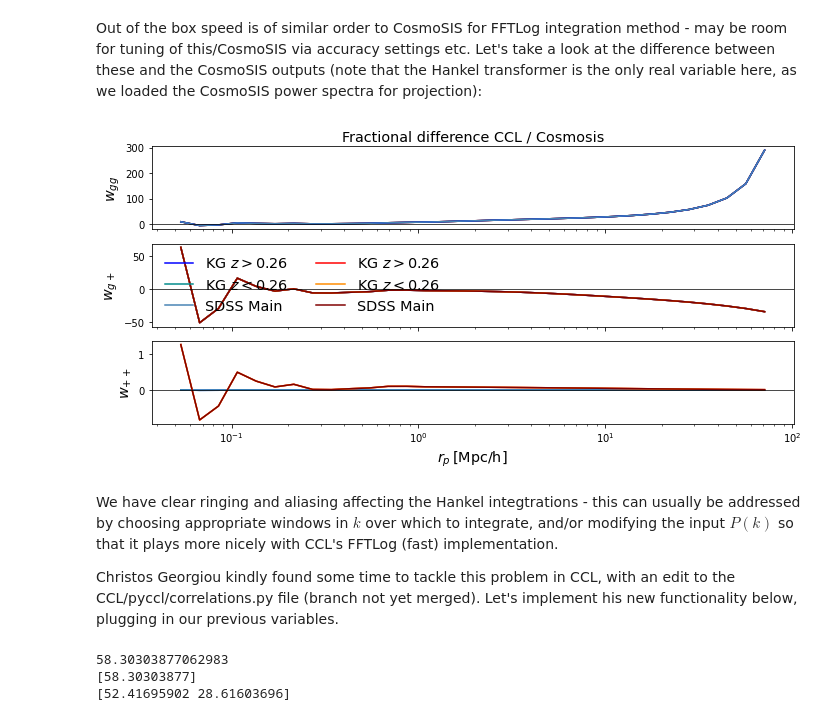
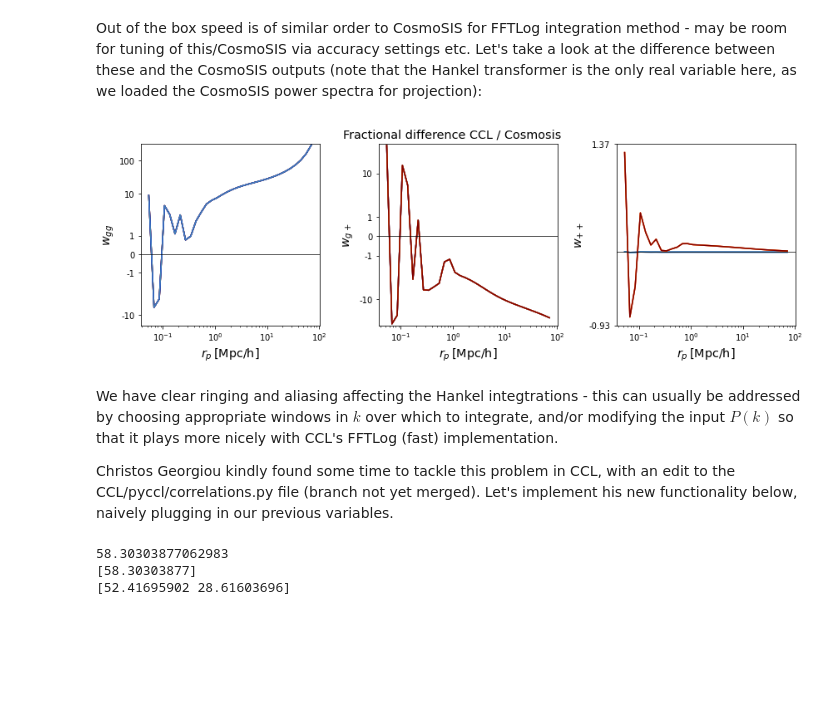
Before and after one commit to echo-IA/IAmodeling, a Jupyter notebook: notebooks/cosmosis_wgplus/projected_alignments_in_cosmosis.ipynb, the cells around one changed output. Saved outputs shown, nothing was run; the diff lists cells and outputs as text; code cells hidden in the pictures; blank space fills up the shorter version.

Commit message:
clean up plots a bit

```diff
--- a/notebooks/cosmosis_wgplus/projected_alignments_in_cosmosis.ipynb
+++ b/notebooks/cosmosis_wgplus/projected_alignments_in_cosmosis.ipynb
@@ -221,9 +221,11 @@ Wall time: 163 ms
 Out of the box speed is of similar order to CosmoSIS for FFTLog integration method - may be room for tuning of this/CosmoSIS via accuracy settings etc. Let's take a look at the difference between these and the CosmoSIS outputs (note that the Hankel transformer is the only real variable here, as we loaded the CosmoSIS power spectra for projection):
 # %%
 from scipy.interpolate import interp1d
+from matplotlib.ticker import FuncFormatter
+
 
 def compare_CosmoSIS_and_CCL(r_p, wgg, wgp, wpp):
-    f1, ax1 = plt.subplots(3, sharex=True, sharey=False, figsize=(10,5))
+    f1, ax1 = plt.subplots(1, 3, sharex=True, sharey=False, figsize=(12,4))
     ax1[0].set_xscale('log')
     c = (r_p > 0.05) & (r_p < 80)
     for df in os.listdir('J19_measurements'):
@@ -232,43 +234,47 @@ def compare_CosmoSIS_and_CCL(r_p, wgg, wgp, wpp):
         if 'wgg' in df:
             th_w  = wgg * bias[name]**2.
             label = None
             a = ax1[0]
         elif 'wgp' in df:
             th_w   = wgp * aia[name] * bias[name]
             th_wpp = wpp * aia[name]**2.
             label  = names[name]
             a = ax1[1]
 
         # compare with CosmoSIS version
         th_w_cosmosis = interp1d(rp, cosmosis_curves[df],
                                  kind='cubic', bounds_error=False, fill_value=np.nan)(r_p)
         ratio = th_w / th_w_cosmosis - 1.
         a.plot(r_p[c], ratio[c], c=cols[name], label=label)
         if 'wgp' in df:
             th_wpp_cosmosis = interp1d(rp, cosmosis_curves[df+'wpp'],
                                       kind='cubic', bounds_error=False, fill_value=np.nan)(r_p)
             ratio1 = th_wpp / th_wpp_cosmosis - 1.
             ax1[2].plot(r_p[c], th_wpp[c], c=cols[name])
 
-    # plt.xlim(0.07, 70)
-    # plt.ylim(-50, 50)
-#     ax1[1].legend(loc='best', ncol=2, frameon=0, fontsize='x-large')
-    ax1[0].set_title('Fractional difference CCL / Cosmosis', fontsize='x-large')
+
+    f1.text(0.5, 0.99, 'Fractional difference CCL / Cosmosis',
+            fontsize='x-large', ha='center', va='center')
     ax1[0].set_ylabel('$w_{gg}$', fontsize='x-large')
     ax1[1].set_ylabel('$w_{g+}$', fontsize='x-large')
     ax1[2].set_ylabel('$w_{++}$', fontsize='x-large')
-    ax1[2].set_xlabel('$r_p\,[\\rm{Mpc/h}]$', fontsize='x-large')
     for a in ax1:
         a.axhline(0, c='k', lw=0.7)
+        a.set_yscale('symlog')
+        a.set_xlabel('$r_p\,[\\rm{Mpc/h}]$', fontsize='x-large')
+        yticks = a.get_yticks()
+        a.set_yticks(np.round(yticks,2))
+        formatter = FuncFormatter(lambda y, _: '{:.16g}'.format(y))
+        a.yaxis.set_major_formatter(formatter)
     plt.tight_layout()
     plt.show()
 compare_CosmoSIS_and_CCL(r_p, wgg, wgp, wpp)
 # %% [output]
-[figure, old version]
+[figure, new version]
 # %% [markdown]
 We have clear ringing and aliasing affecting the Hankel integtrations - this can usually be addressed by choosing appropriate windows in $k$ over which to integrate, and/or modifying the input $P(k)$ so that it plays more nicely with CCL's FFTLog (fast) implementation.
 
-Christos Georgiou kindly found some time to tackle this problem in CCL, with an edit to the CCL/pyccl/correlations.py file (branch not yet merged). Let's implement his new functionality below, plugging in our previous variables.
+Christos Georgiou kindly found some time to tackle this problem in CCL, with an edit to the CCL/pyccl/correlations.py file (branch not yet merged). Let's implement his new functionality below, naively plugging in our previous variables.
 # %%
 # copy some variables
 a_sample = 1. / (1. + z[::-1]) # reverse order so that a increases monotonically
```
Also changed, not shown: parts of 6 cells of this notebook.
